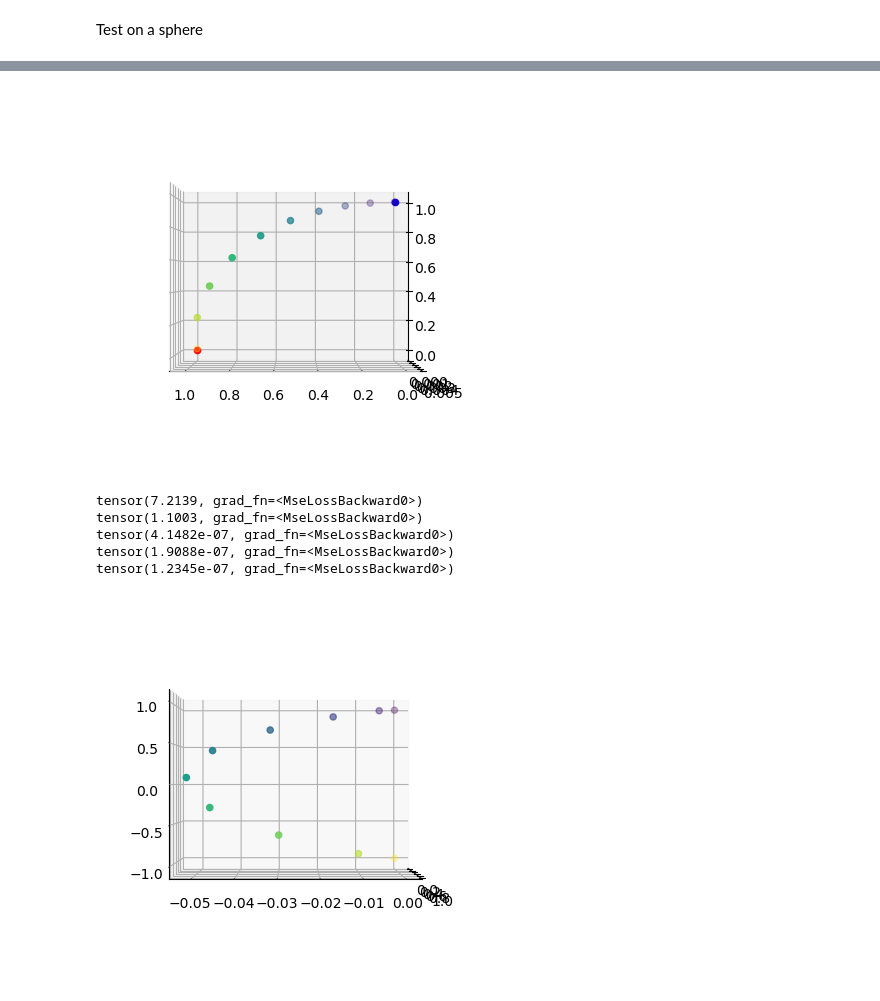
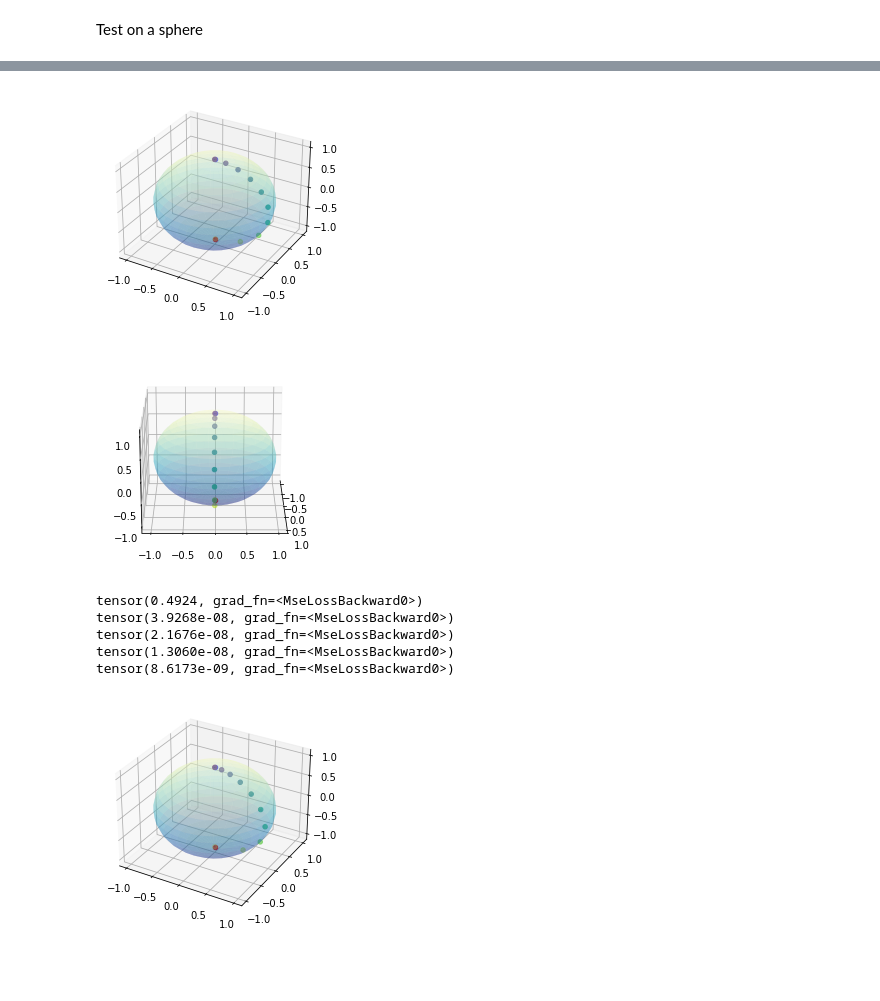
Before and after one commit to guillaumehu/phate_fim, a Jupyter notebook: notebooks/gh-fim-node.ipynb, the cells around one changed output, grey strips where cells are left out. Drawn from its saved outputs; the diff is of its cells as text; code cells hidden in the pictures; blank space fills up the shorter version.

```diff
--- a/notebooks/gh-fim-node.ipynb
+++ b/notebooks/gh-fim-node.ipynb
@@ -45,7 +45,7 @@ fn_ode = ToyODE(2, [20, 10, 10])
 neural_ode = NODE(fn_ode, method="rk4")
 # %%
 init = 0.0
-end = pi/2
+end = pi
 delta = end - init
 x0 = torch.tensor([init, 0]).view(1, 2)
 x1 = torch.tensor([end, 0]).view(1, 2)
@@ -130,10 +130,29 @@ ax = fig.add_subplot(projection="3d")
 ax.scatter(path_euc[:, 0], path_euc[:, 1], path_euc[:, 2], c=list(range(n_steps)))
 ax.scatter(x0_e[0,0],x0_e[0,1],x0_e[0,2],c='blue')
 ax.scatter(x1_e[0,0],x1_e[0,1],x1_e[0,2],c='red')
-ax.view_init(0, 90)
+u, v = np.mgrid[0:2 * np.pi:30j, 0:np.pi:20j]
+x = np.cos(u) * np.sin(v)
+y = np.sin(u) * np.sin(v)
+z = np.cos(v)
+ax.plot_surface(x, y, z, cmap=plt.cm.YlGnBu_r, alpha=0.3)
 plt.show()
 # %% [output]
-[figure, old version]
+[figure, new version]
+# %%
+fig = plt.figure()
+ax = fig.add_subplot(projection="3d")
+ax.scatter(path_euc[:, 0], path_euc[:, 1], path_euc[:, 2], c=list(range(n_steps)))
+ax.scatter(x0_e[0,0],x0_e[0,1],x0_e[0,2],c='blue')
+ax.scatter(x1_e[0,0],x1_e[0,1],x1_e[0,2],c='red')
+u, v = np.mgrid[0:2 * np.pi:30j, 0:np.pi:20j]
+x = np.cos(u) * np.sin(v)
+y = np.sin(u) * np.sin(v)
+z = np.cos(v)
+ax.plot_surface(x, y, z, cmap=plt.cm.YlGnBu_r, alpha=0.3)
+ax.view_init(20, 0)
+plt.show()
+# %% [output]
+[figure, added]
 # %%
 # Without the metric loss.
 fn_ode = ToyODE(2, [5, 5])
@@ -160,19 +179,26 @@ for epoch in range(n_epochs):
     loss.backward()
     optimizer.step()
 # %% [output]
-tensor(7.2139, grad_fn=<MseLossBackward0>)
-tensor(1.1003, grad_fn=<MseLossBackward0>)
-tensor(4.1482e-07, grad_fn=<MseLossBackward0>)
-tensor(1.9088e-07, grad_fn=<MseLossBackward0>)
-tensor(1.2345e-07, grad_fn=<MseLossBackward0>)
+tensor(0.4924, grad_fn=<MseLossBackward0>)
+tensor(3.9268e-08, grad_fn=<MseLossBackward0>)
+tensor(2.1676e-08, grad_fn=<MseLossBackward0>)
+tensor(1.3060e-08, grad_fn=<MseLossBackward0>)
+tensor(8.6173e-09, grad_fn=<MseLossBackward0>)
 # %%
 path = neural_ode(x0, n_steps, end_time=end).squeeze(1)
 path_euc = polar_to_euc(path.detach().numpy())
 
 fig = plt.figure()
 ax = fig.add_subplot(projection="3d")
 ax.scatter(path_euc[:, 0], path_euc[:, 1], path_euc[:, 2], c=list(range(n_steps)))
-ax.view_init(0, 0)
+ax.scatter(x0_e[0,0],x0_e[0,1],x0_e[0,2],c='blue')
+ax.scatter(x1_e[0,0],x1_e[0,1],x1_e[0,2],c='red')
+
+u, v = np.mgrid[0:2 * np.pi:30j, 0:np.pi:20j]
+x = np.cos(u) * np.sin(v)
+y = np.sin(u) * np.sin(v)
+z = np.cos(v)
+ax.plot_surface(x, y, z, cmap=plt.cm.YlGnBu_r, alpha=0.3)
 plt.show()
 # %% [output]
-[figure, old version]
+[figure, new version]
```
Also changed, not shown: parts of 2 cells of this notebook.
